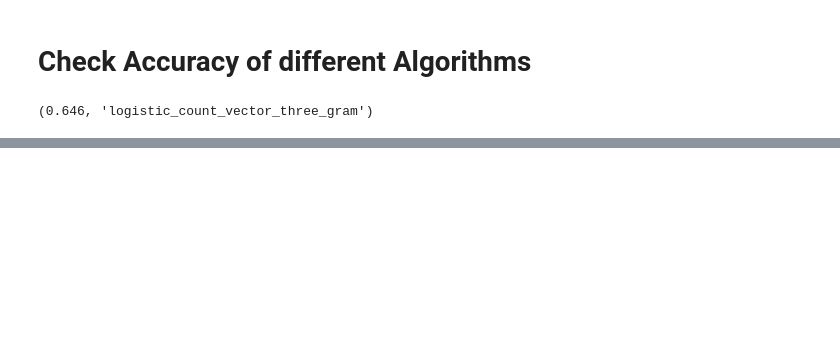
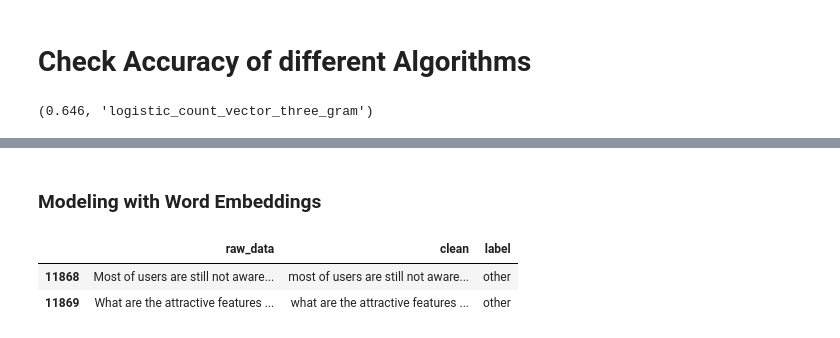
Before and after one commit to NikhilKrSharma/telegram_, a Jupyter notebook: modelling.ipynb, the cells around one changed output, grey strips where cells are left out. Cells and saved outputs as stored; diff of their text form; code cells hidden in the pictures; blank space fills up the shorter version.

```diff
--- a/modelling.ipynb
+++ b/modelling.ipynb
@@ -346,3 +348,5 @@ px.histogram(x=[x[-1] for x in master_sort_on_algo_name], y=[x[0] for x in maste
 [interactive output not drawn]
 # %%
 pd.DataFrame(data=master_sort_on_algo_name, columns=['Feature_and_algorithm', 'accuracy']).to_excel(r'model-accuracy_output.xlsx', index=False)
+# %% [markdown]
+### Modeling with Word Embeddings
@@ -348,0 +358,8 @@ pd.DataFrame(data=master_sort_on_algo_name, columns=['Feature_and_algorithm', 'a
+# %%
+df = pd.read_excel('data-labeled/combined-super-clean-data.xlsx')
+# %%
+df.tail(2)
+# %% [output]
+|  | raw_data | clean | label |
+| 11868 | Most of users are still not aware... | most of users are still not aware... | other |
+| 11869 | What are the attractive features ... | what are the attractive features ... | other |
```
Also changed, not shown: parts of 9 cells of this notebook, 1 other file.
